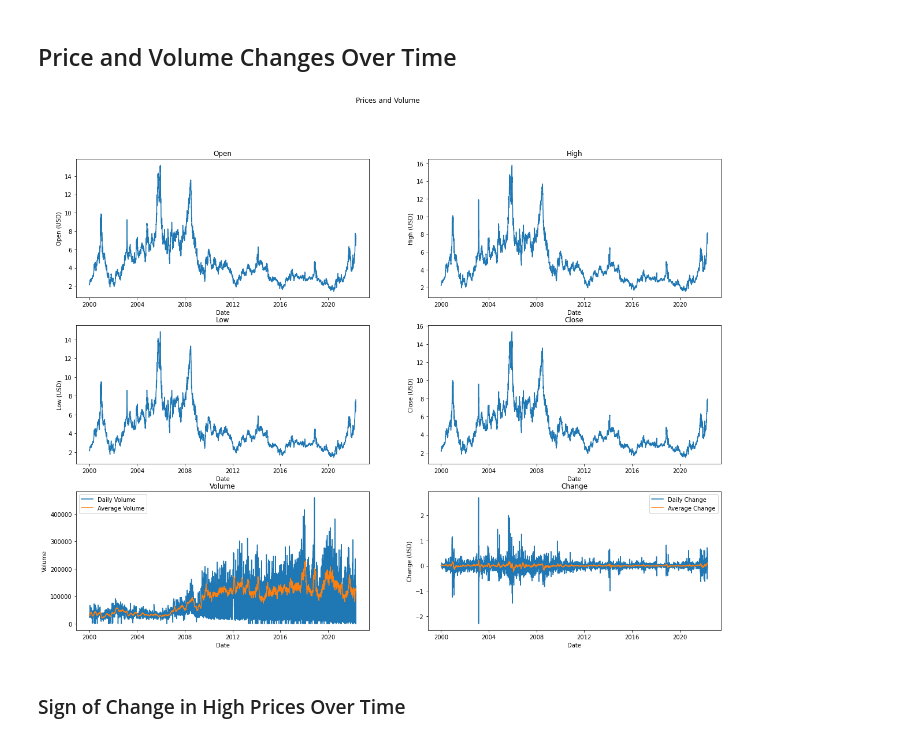
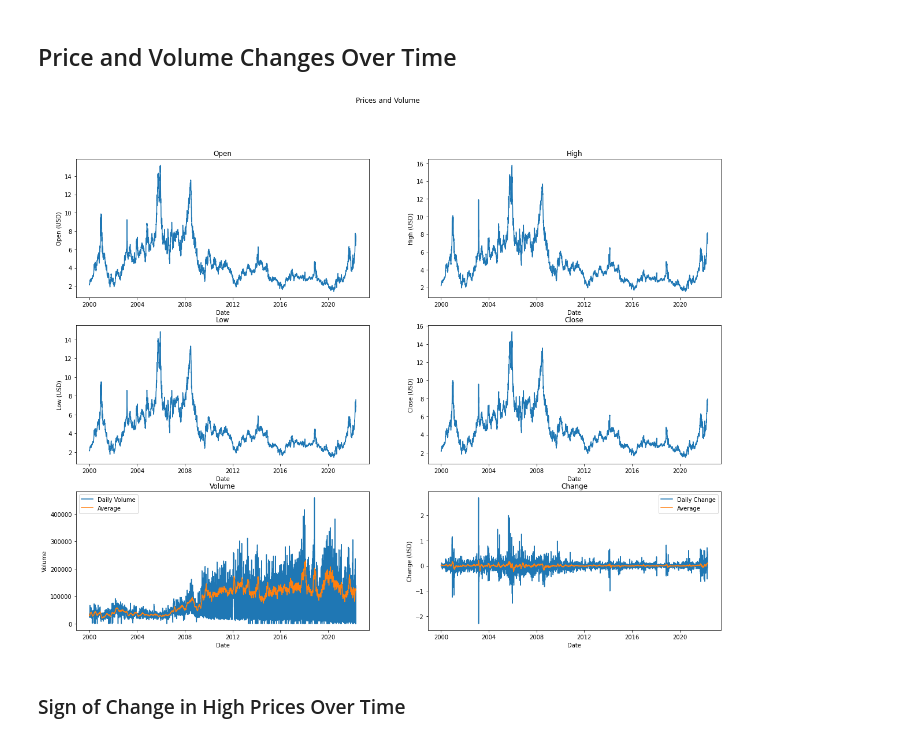
Before and after one commit to penichols10/Natural-Gas, a Jupyter notebook: natural_gas.ipynb, the cells around one changed output. Cells and saved outputs as stored; diff of their text form; code cells hidden in the pictures.

```diff
--- a/natural_gas.ipynb
+++ b/natural_gas.ipynb
@@ -93,18 +94,18 @@ def make_rolling_average(feature, avg_length=30):
 # %%
 fig, axes = plt.subplots(3,2, figsize=(20,15))
 axes = axes.flatten()
 for i, feature in enumerate(df.columns[1:-1]):
     sns.lineplot(data=df, x='Date', y=feature, ax=axes[i])
     axes[i].set_title(feature)
     if feature != 'Volume':
         axes[i].set_ylabel(f'{feature} (USD)')
     if feature == 'Volume' or feature == 'Change':
         sns.lineplot(data=df, x='Date', y=make_rolling_average(feature), ax=axes[i])
-        axes[i].legend(labels=[f'Daily {feature}', f'Average {feature}'])
+        axes[i].legend(labels=[f'Daily {feature}', f'Average'])
 plt.suptitle('Prices and Volume')
 plt.show()
 # %% [output]
-[figure, old version]
+[figure, new version]
 # %% [markdown]
 ### Sign of Change in High Prices Over Time
 # %%
```
Also changed, not shown: parts of 13 cells of this notebook.
